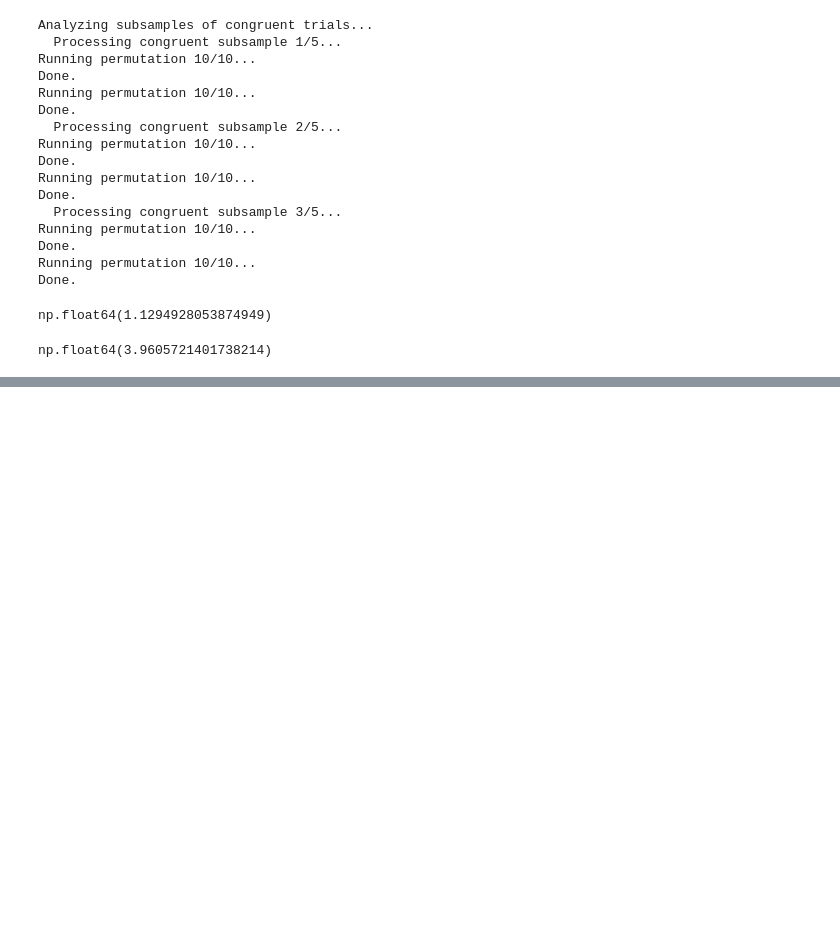
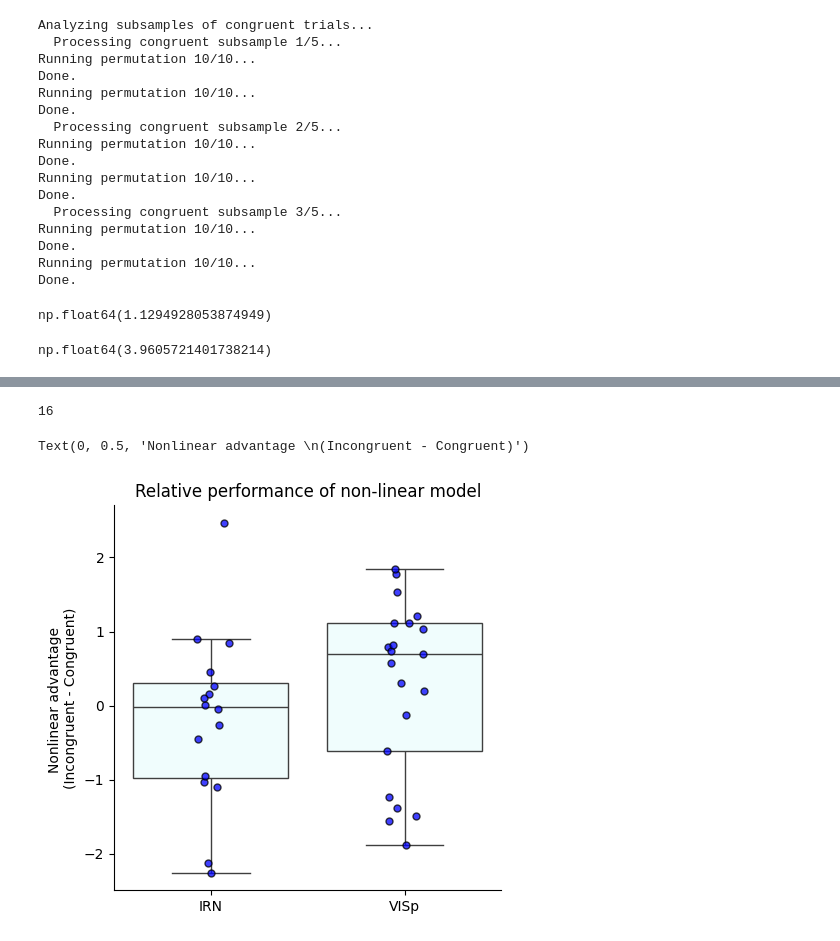
Before and after one commit to debottamKundu/ibl-partial-info-decomp, a Jupyter notebook: notebooks/compare_decoders.ipynb, the cells around one changed output, grey strips where cells are left out. Saved outputs shown, nothing was run; the diff lists cells and outputs as text; code cells hidden in the pictures; blank space fills up the shorter version.

Commit message:
null decoders

```diff
--- a/notebooks/compare_decoders.ipynb
+++ b/notebooks/compare_decoders.ipynb
@@ -375,0 +385,26 @@ np.float64(3.9605721401738214)
+# %%
+# load up
+
+
+def compute_final_metric(data):
+    final_metric = []
+    for k in data.keys():
+        if (
+            data[k]["d_RF_incongruent"] <= 0
+            or data[k]["d_RF_congruent"] <= 0
+            or data[k]["d_LR_congruent"] <= 0
+            or data[k]["d_LR_congruent"] <= 0
+        ):
+            print(data[k])
+            continue
+        final_metric.append(data[k]["final_metric"])
+    return np.asarray(final_metric)
+# %%
+with open("../data/generated/nulldecoders/decoder_null_delta_IRN_.pkl", "rb") as f:
+    IRN_data = pkl.load(f)
+
+with open("../data/generated/nulldecoders/decoder_null_delta_VISp_.pkl", "rb") as f:
+    VISp_data = pkl.load(f)
+# %%
+fm_irn = compute_final_metric(IRN_data)
+fm_visp = compute_final_metric(VISp_data)
@@ -375,0 +429,4 @@ np.float64(3.9605721401738214)
+# %%
+len(fm_irn)
+# %% [output]
+16
@@ -375,0 +435,11 @@ np.float64(3.9605721401738214)
+# %%
+fig, ax = plt.subplots(figsize=(5, 5))
+sns.boxplot([fm_irn, fm_visp], showfliers=False, ax=ax, color="#eeffff")
+sns.stripplot([fm_irn, fm_visp], edgecolor="k", linewidth=1, ax=ax, color="blue", alpha=0.75)
+sns.despine(top=True, right=True)
+ax.set_xticks(np.arange(2), ["IRN", "VISp"])
+ax.set_title("Relative performance of non-linear model")
+ax.set_ylabel("Nonlinear advantage \n(Incongruent - Congruent)")
+# %% [output]
+Text(0, 0.5, 'Nonlinear advantage \n(Incongruent - Congruent)')
+[figure, added]
```
Also changed, not shown: parts of 11 cells of this notebook, 2 other files.
